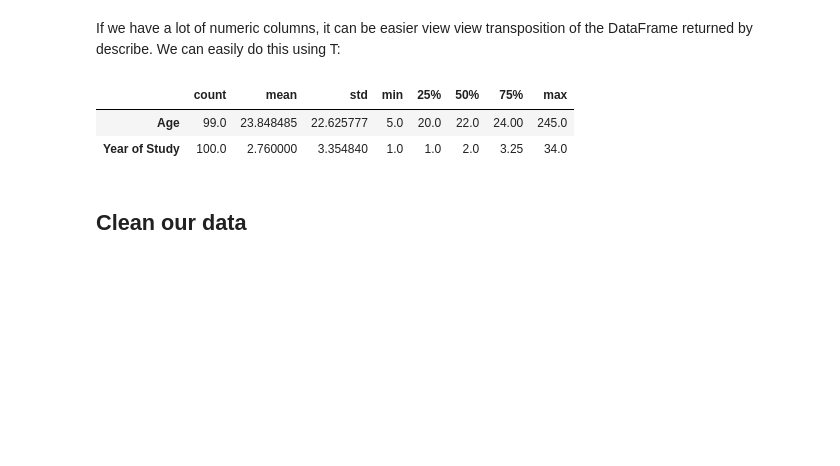
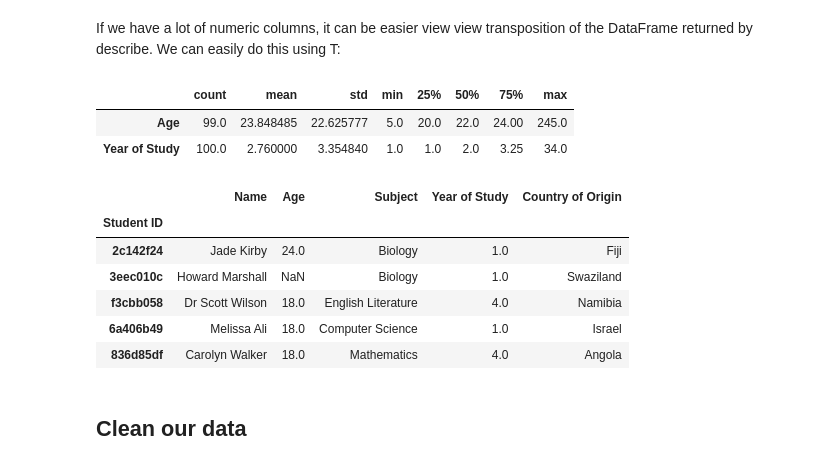
Before and after one commit to JohnMcKechnieGC/understanding-data, a Jupyter notebook: pandas_tutorial.ipynb, the cells around one changed output. Saved outputs shown, nothing was run; the diff lists cells and outputs as text; code cells hidden in the pictures; blank space fills up the shorter version.

```diff
--- a/pandas_tutorial.ipynb
+++ b/pandas_tutorial.ipynb
@@ -205,6 +205,16 @@ students_df.describe().T
 |  | count | mean | std | min | 25% | 50% | 75% | max |
 | Age | 99.0 | 23.848485 | 22.625777 | 5.0 | 20.0 | 22.0 | 24.00 | 245.0 |
 | Year of Study | 100.0 | 2.760000 | 3.354840 | 1.0 | 1.0 | 2.0 | 3.25 | 34.0 |
+# %%
+students_df[10:15]
+# %% [output]
+|  | Name | Age | Subject | Year of Study | Country of Origin |
+| Student ID |  |  |  |  |  |
+| 2c142f24 | Jade Kirby | 24.0 | Biology | 1.0 | Fiji |
+| 3eec010c | Howard Marshall | NaN | Biology | 1.0 | Swaziland |
+| f3cbb058 | Dr Scott Wilson | 18.0 | English Literature | 4.0 | Namibia |
+| 6a406b49 | Melissa Ali | 18.0 | Computer Science | 1.0 | Israel |
+| 836d85df | Carolyn Walker | 18.0 | Mathematics | 4.0 | Angola |
 # %% [markdown]
 ## Clean our data
 # %% [markdown]
```
Also changed, not shown: parts of 6 cells of this notebook.
